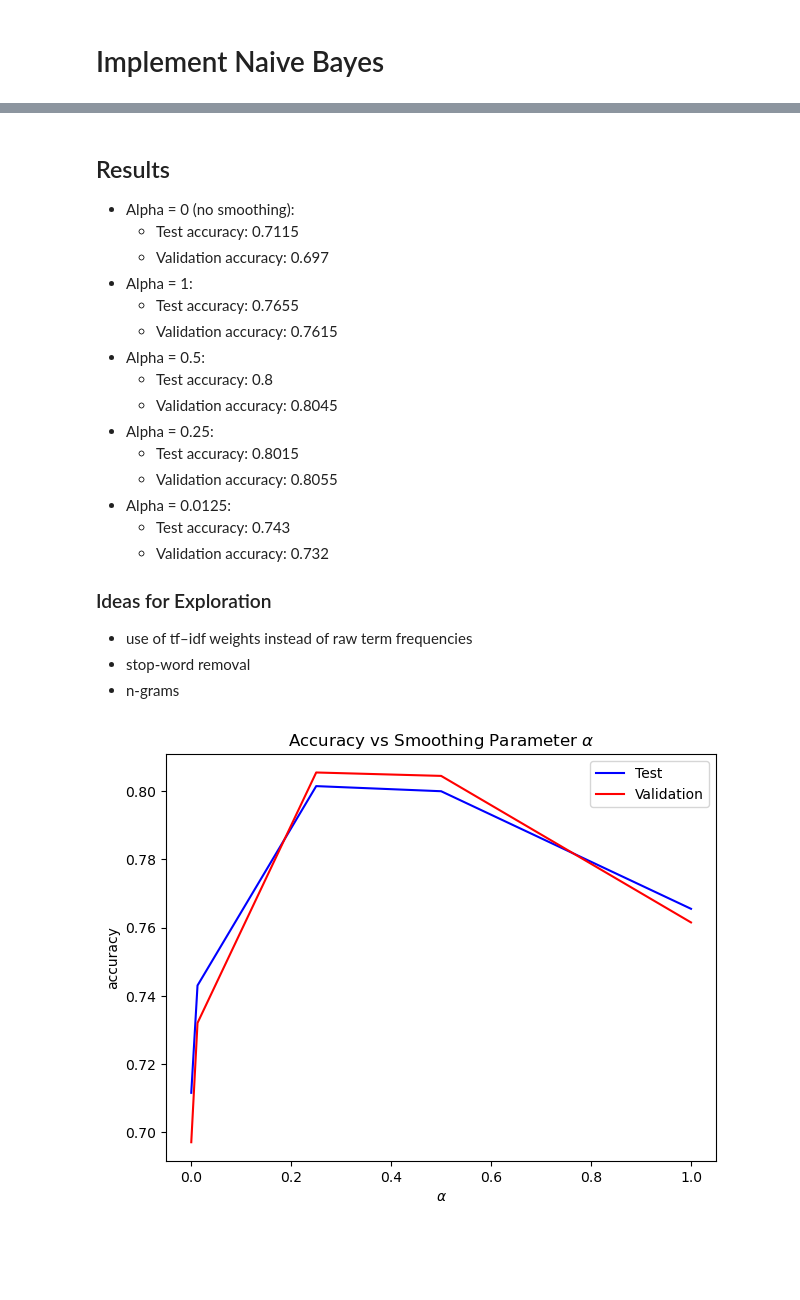
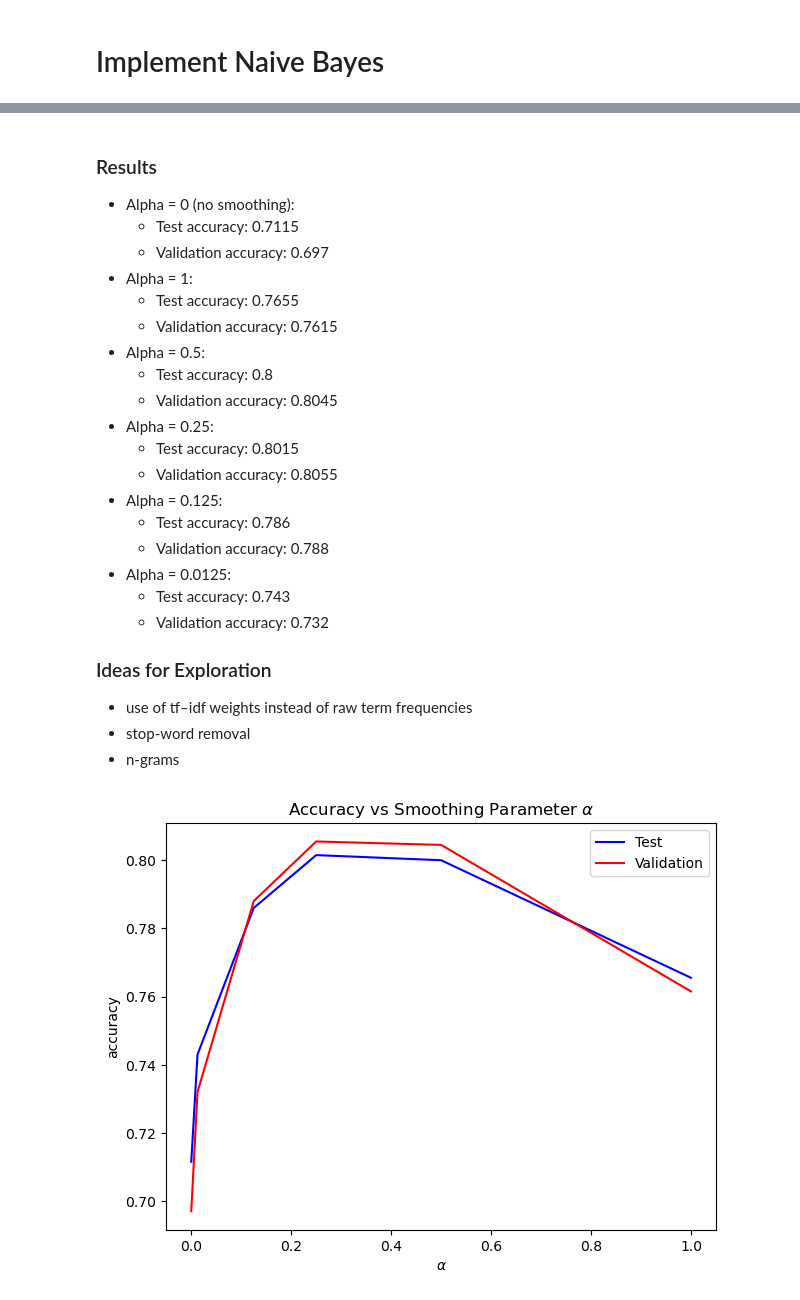
Before and after one commit to PeterMontgomery/Mini-Project-3, a Jupyter notebook: naive_bayes.ipynb, the cells around one changed output, grey strips where cells are left out. Cells and saved outputs as stored; diff of their text form; code cells hidden in the pictures; blank space fills up the shorter version.

Commit message:
stop words and alpha tuning

```diff
--- a/naive_bayes.ipynb
+++ b/naive_bayes.ipynb
@@ -263,5 +288,5 @@ Validation accuracy: 0.732
 # %% [markdown]
-## Results
+### Results
 - Alpha = 0 (no smoothing):
     - Test accuracy: 0.7115
     - Validation accuracy: 0.697
@@ -274,6 +299,9 @@ Validation accuracy: 0.732
 - Alpha = 0.25:
     - Test accuracy: 0.8015
     - Validation accuracy: 0.8055
+- Alpha = 0.125:
+    - Test accuracy: 0.786
+    - Validation accuracy: 0.788
 - Alpha = 0.0125:
     - Test accuracy: 0.743
     - Validation accuracy: 0.732
@@ -283,19 +311,18 @@ Validation accuracy: 0.732
 - n-grams
 # %%
 import matplotlib.pyplot as plt
-test_acc = [0.7115, 0.743, 0.8015, 0.8, 0.7655]
-val_acc = [0.697, 0.732, 0.8055, 0.8045, 0.7615]
-alpha = [0.0, 0.0125, 0.25, 0.5, 1.0]
-#a = np.arange(0,1,0.2)
+test_acc = [0.7115, 0.743,0.786, 0.8015, 0.8, 0.7655]
+val_acc = [0.697, 0.732, 0.788, 0.8055, 0.8045, 0.7615]
+alpha = [0.0, 0.0125, 0.125, 0.25, 0.5, 1.0]
 
 fig, ax = plt.subplots()
 ax.set_xlabel(r"$\alpha$")
 ax.set_ylabel("accuracy")
 ax.plot(alpha, test_acc, color='blue', label='Test')
 ax.plot(alpha, val_acc, color='red', label='Validation')
 ax.legend()
 fig.tight_layout()
 plt.title(r"Accuracy vs Smoothing Parameter $\alpha$")
 plt.show()
 # %% [output]
-[figure, old version]
+[figure, new version]
```
Also changed, not shown: parts of 7 cells of this notebook.
